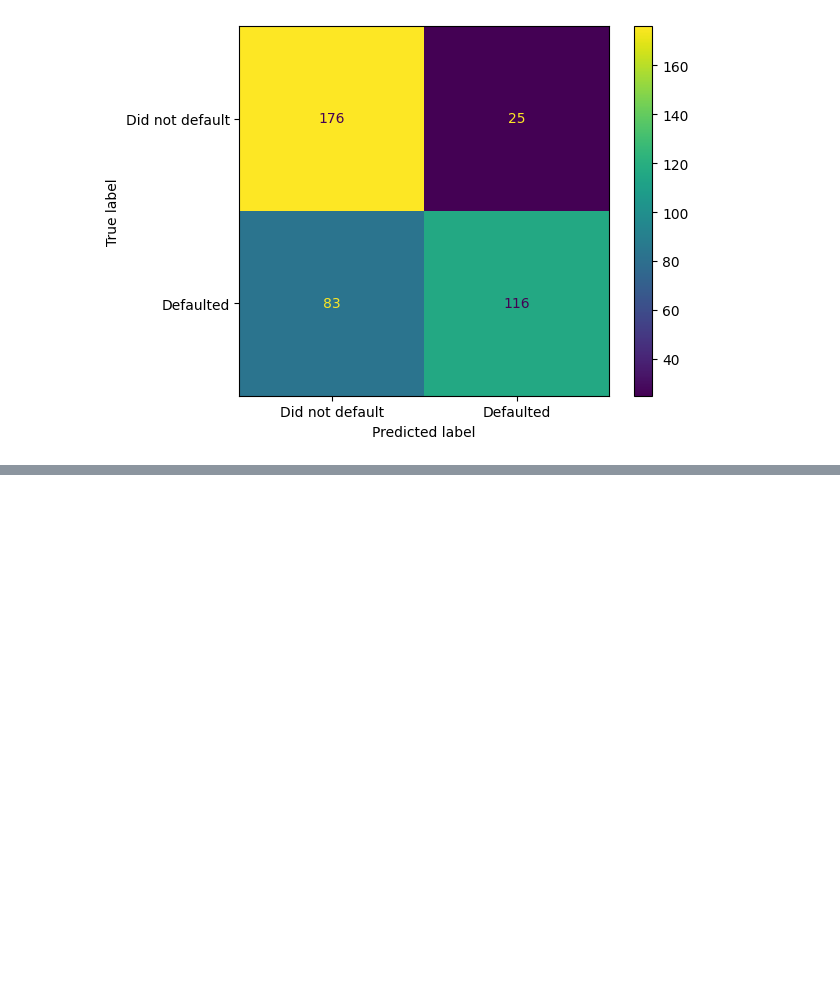
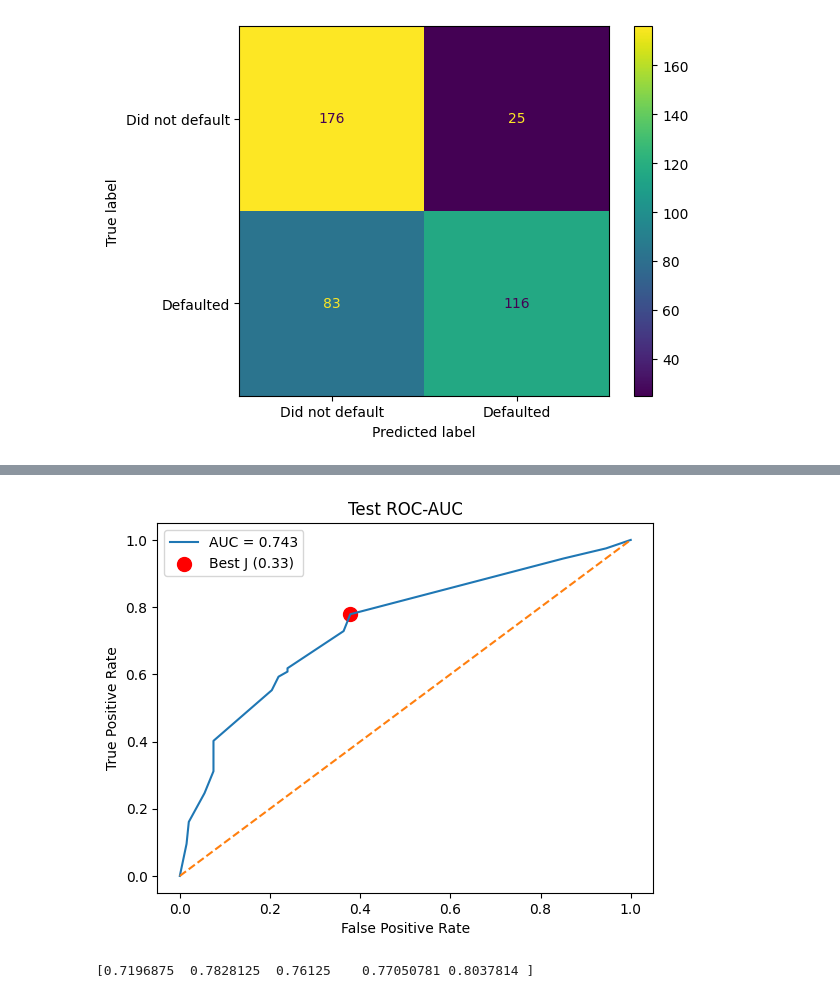
Before and after one commit to Siuuuuuu0/ML-DL, a Jupyter notebook: UCI_Credit_Card.ipynb, the cells around one changed output, grey strips where cells are left out. Cells and saved outputs as stored; diff of their text form; code cells hidden in the pictures; blank space fills up the shorter version.

```diff
--- a/UCI_Credit_Card.ipynb
+++ b/UCI_Credit_Card.ipynb
@@ -230,0 +315,31 @@ ConfusionMatrixDisplay(confusion_matrix(y_test, clf_svm.predict(X_test_scaled)),
+# %%
+y_pred_proba = tree.predict_proba(X_test_scaled)[:,1]
+test_auc = roc_auc_score(y_test, y_pred_proba)
+train_auc = roc_auc_score(y_train, tree.predict_proba(X_train_scaled)[:,1])
+
+fpr, tpr, thresholds = roc_curve(y_test, y_pred_proba)
+
+models_auc["Decision Tree"] = {"fpr":fpr, "tpr":tpr, "thresholds":thresholds}
+
+J = tpr - fpr
+best_idx = np.argmax(J)
+best_fpr = fpr[best_idx]
+best_tpr = tpr[best_idx]
+best_threshold = thresholds[best_idx]
+
+plt.plot(fpr, tpr, label=f"AUC = {test_auc:.3f}")
+plt.plot([0,1], [0,1], linestyle="--")
+plt.scatter(best_fpr, best_tpr, color='red', s=100, label=f"Best J ({best_threshold:.2f})")
+plt.xlabel("False Positive Rate")
+plt.ylabel("True Positive Rate")
+plt.legend()
+plt.title("Test ROC-AUC")
+plt.show()
+# %% [output]
+[figure, added]
+# %%
+cv_auc = cross_val_score(clf_svm, X_train_scaled, y_train, cv=5, scoring='roc_auc')
+models_scores["Decision Tree"] = {"CV AUC":cv_auc, "Test AUC":test_auc, "Train AUC":train_auc}
+print(cv_auc)
+# %% [output]
+[0.7196875  0.7828125  0.76125    0.77050781 0.8037814 ]
```
Also changed, not shown: parts of 13 cells of this notebook.
